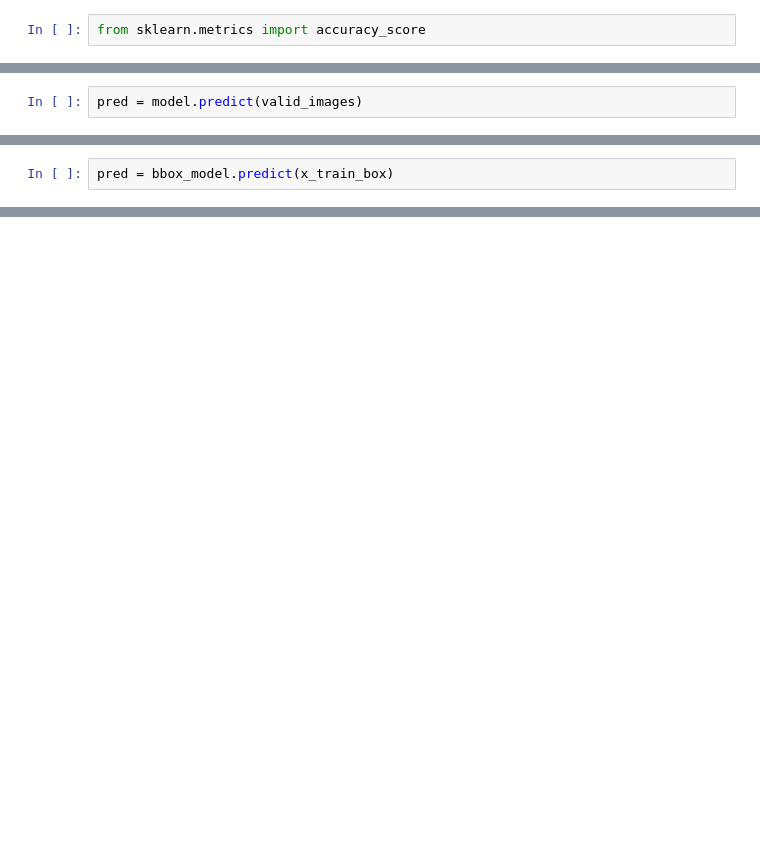
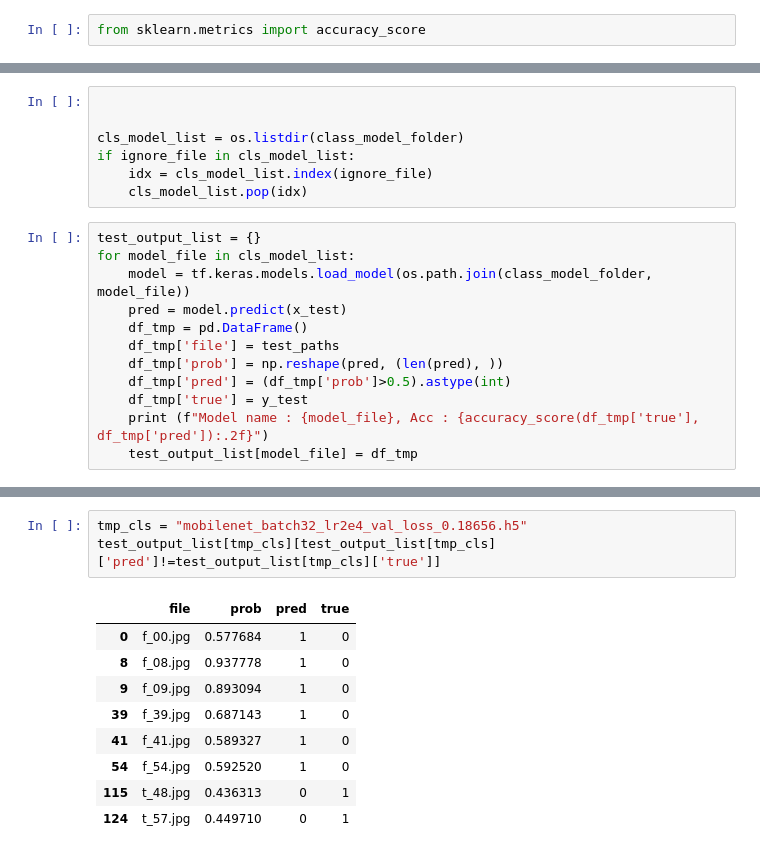
Before and after one commit to giallo41/label_detection, a Jupyter notebook: 02.classification_task.ipynb, the cells around one changed output, grey strips where cells are left out. Cells and saved outputs as stored; diff of their text form; blank space fills up the shorter version.

```diff
--- a/02.classification_task.ipynb
+++ b/02.classification_task.ipynb
@@ -248,2 +161,0 @@ pred = model.model.predict(valid_images)
-# %%
-pred = model.predict(valid_images)
@@ -330,2 +161,0 @@ Epoch 5/5
-# %%
-pred = bbox_model.predict(x_train_box)
@@ -353,0 +162,19 @@ array([[0.0000000e+00, 0.0000000e+00, 1.0000000e+00, 1.0000000e+00],
+# %%
+
+
+cls_model_list = os.listdir(class_model_folder)
+if ignore_file in cls_model_list:
+    idx = cls_model_list.index(ignore_file)
+    cls_model_list.pop(idx)
+# %%
+test_output_list = {}
+for model_file in cls_model_list:
+    model = tf.keras.models.load_model(os.path.join(class_model_folder, model_file))
+    pred = model.predict(x_test)
+    df_tmp = pd.DataFrame()
+    df_tmp['file'] = test_paths
+    df_tmp['prob'] = np.reshape(pred, (len(pred), ))
+    df_tmp['pred'] = (df_tmp['prob']>0.5).astype(int)
+    df_tmp['true'] = y_test
+    print (f"Model name : {model_file}, Acc : {accuracy_score(df_tmp['true'], df_tmp['pred']):.2f}")
+    test_output_list[model_file] = df_tmp
@@ -353,0 +203,13 @@ array([[0.0000000e+00, 0.0000000e+00, 1.0000000e+00, 1.0000000e+00],
+# %%
+tmp_cls = "mobilenet_batch32_lr2e4_val_loss_0.18656.h5"
+test_output_list[tmp_cls][test_output_list[tmp_cls]['pred']!=test_output_list[tmp_cls]['true']]
+# %% [output]
+|  | file | prob | pred | true |
+| 0 | f_00.jpg | 0.577684 | 1 | 0 |
+| 8 | f_08.jpg | 0.937778 | 1 | 0 |
+| 9 | f_09.jpg | 0.893094 | 1 | 0 |
+| 39 | f_39.jpg | 0.687143 | 1 | 0 |
+| 41 | f_41.jpg | 0.589327 | 1 | 0 |
+| 54 | f_54.jpg | 0.592520 | 1 | 0 |
+| 115 | t_48.jpg | 0.436313 | 0 | 1 |
+| 124 | t_57.jpg | 0.449710 | 0 | 1 |
```
Also changed, not shown: parts of 57 cells of this notebook.
